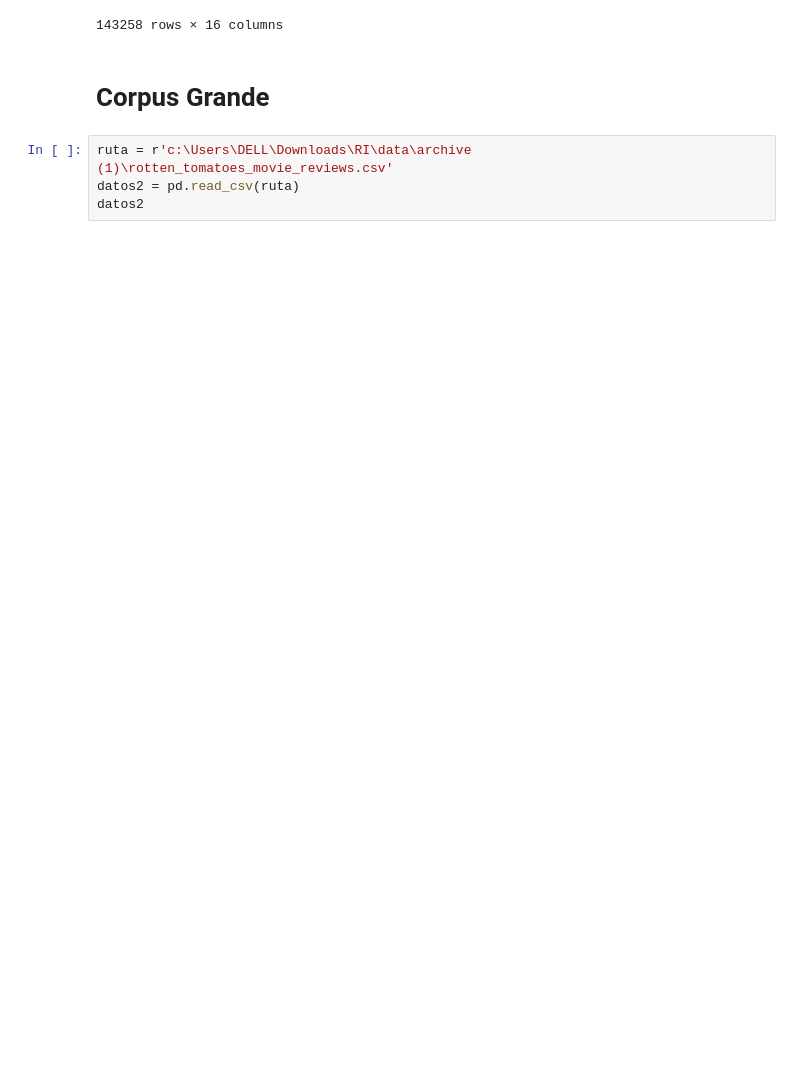
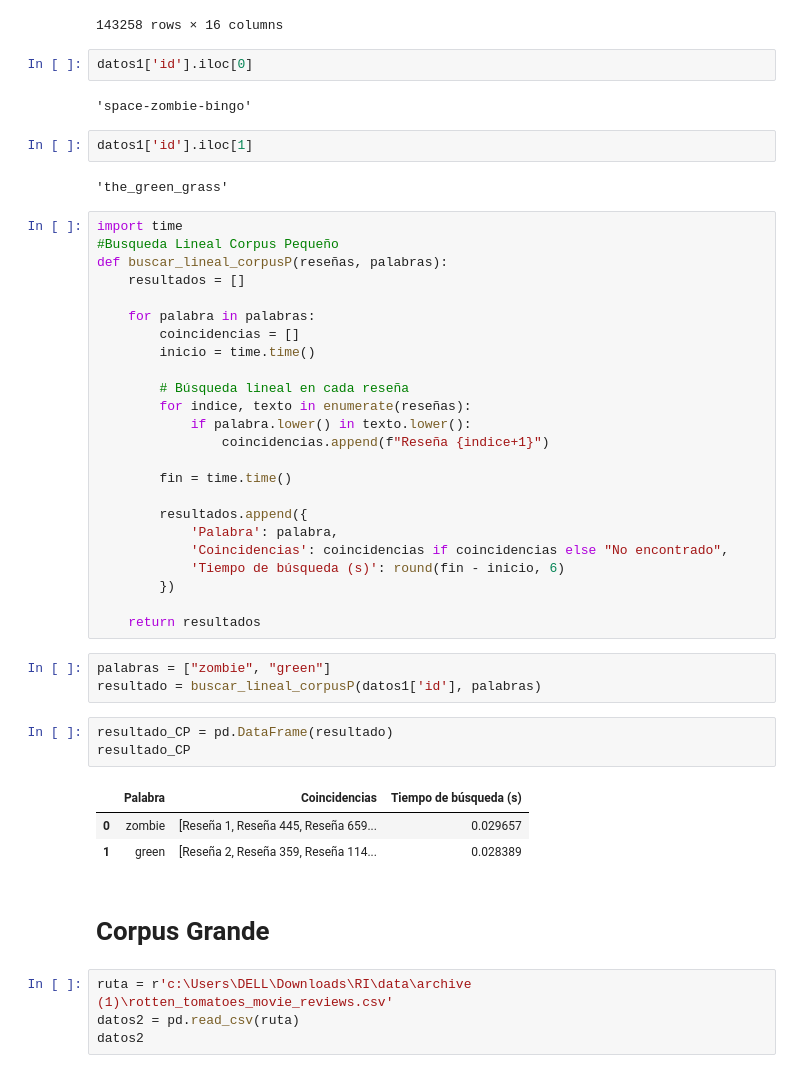
Before and after one commit to AngelFalcon2w3/RecuperacionInformacion, a Jupyter notebook: 01-busqueda-basica-angelfalcon.ipynb, the cells around one changed output. Cells and saved outputs as stored; diff of their text form; blank space fills up the shorter version.

Commit message:
Búsqueda lineal corpus  grande y pequeño

```diff
--- a/01-busqueda-basica-angelfalcon.ipynb
+++ b/01-busqueda-basica-angelfalcon.ipynb
@@ -154,6 +154,48 @@ datos1
 | 143256 | flying_fists | Flying Fists | NaN | NaN | NaN | NaN | NaN | ... |
 | 143257 | awakening-2005 | Awakening | NaN | NaN | NaN | NaN | NaN | ... |
 143258 rows × 16 columns
+# %%
+datos1['id'].iloc[0]
+# %% [output]
+'space-zombie-bingo'
+# %%
+datos1['id'].iloc[1]
+# %% [output]
+'the_green_grass'
+# %%
+import time
+#Busqueda Lineal Corpus Pequeño
+def buscar_lineal_corpusP(reseñas, palabras):
+    resultados = []
+
+    for palabra in palabras:
+        coincidencias = []
+        inicio = time.time()
+
+        # Búsqueda lineal en cada reseña
+        for indice, texto in enumerate(reseñas):
+            if palabra.lower() in texto.lower():
+                coincidencias.append(f"Reseña {indice+1}")
+
+        fin = time.time()
+
+        resultados.append({
+            'Palabra': palabra,
+            'Coincidencias': coincidencias if coincidencias else "No encontrado",
+            'Tiempo de búsqueda (s)': round(fin - inicio, 6)
+        })
+
+    return resultados
+# %%
+palabras = ["zombie", "green"]
+resultado = buscar_lineal_corpusP(datos1['id'], palabras)
+# %%
+resultado_CP = pd.DataFrame(resultado)
+resultado_CP
+# %% [output]
+|  | Palabra | Coincidencias | Tiempo de búsqueda (s) |
+| 0 | zombie | [Reseña 1, Reseña 445, Reseña 659... | 0.029657 |
+| 1 | green | [Reseña 2, Reseña 359, Reseña 114... | 0.028389 |
 # %% [markdown]
 # Corpus Grande
 # %%
```
Also changed, not shown: parts of 9 cells of this notebook.
